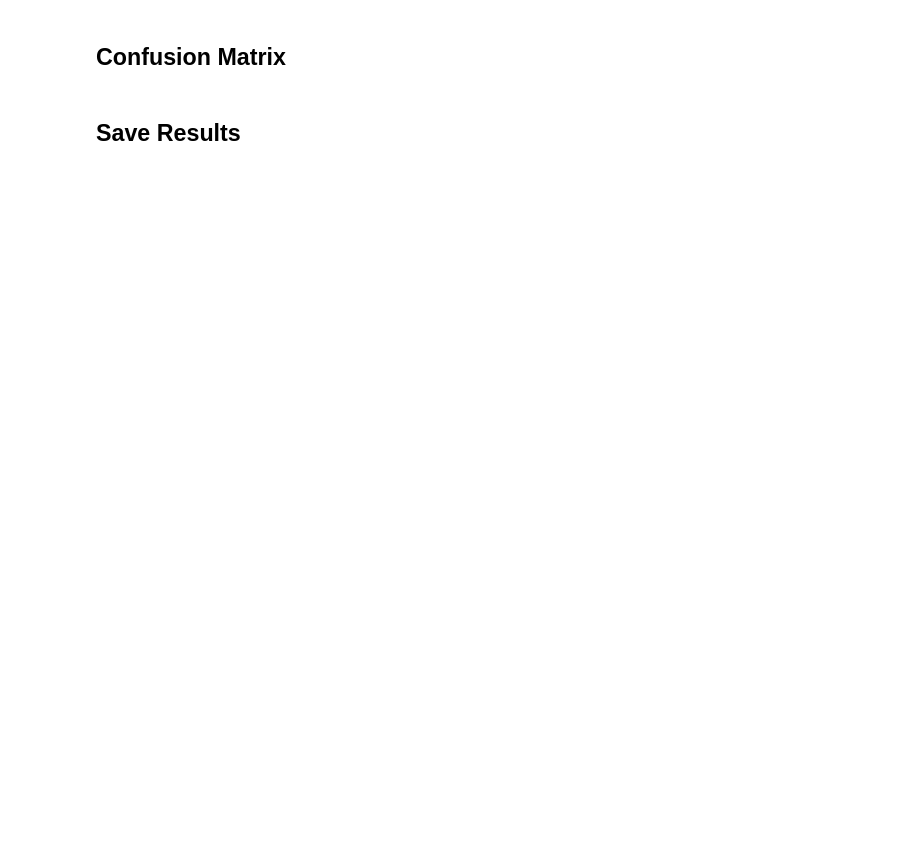
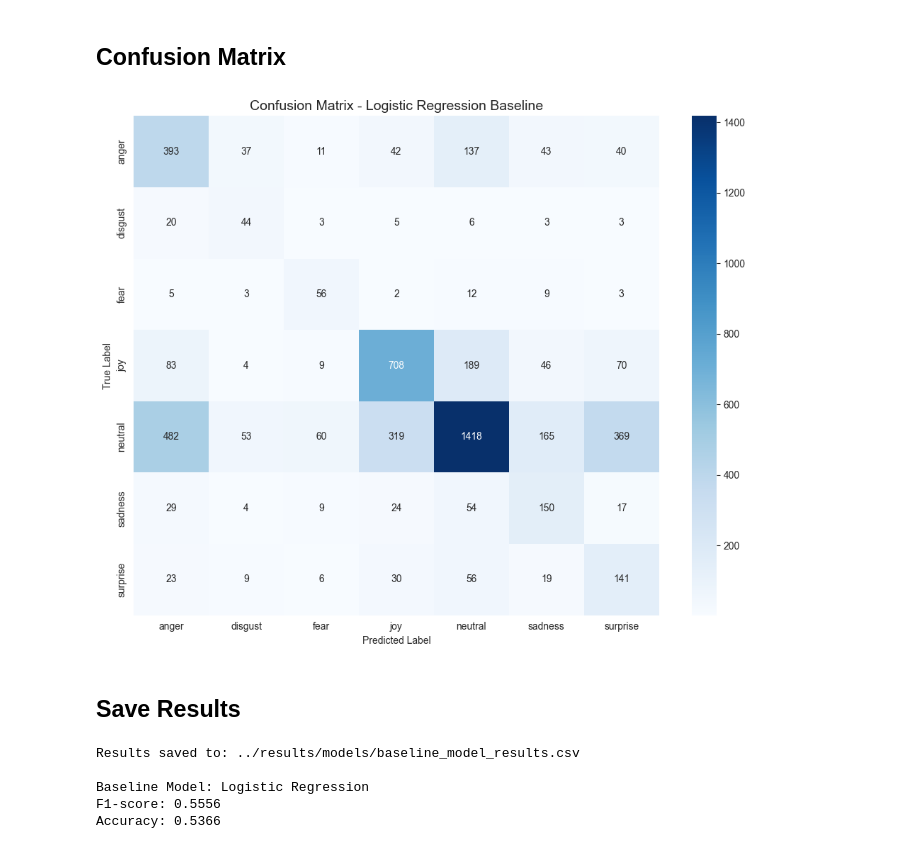
Before and after one commit to manumathewjiss/MoodMirror, a Jupyter notebook: notebooks/03_baseline_models.ipynb, the cells around one changed output. Cells and saved outputs as stored; diff of their text form; code cells hidden in the pictures; blank space fills up the shorter version.

```diff
--- a/notebooks/03_baseline_models.ipynb
+++ b/notebooks/03_baseline_models.ipynb
@@ -155,9 +214,3 @@ plt.show()
 # %%
-best_model_name = results_df.index[0]
-best_model = trained_models[best_model_name]
-
-y_pred = best_model.predict(X_test_tfidf)
-
-print(f"Best Model: {best_model_name}\n")
 print("Classification Report:")
 print(classification_report(y_test, y_pred, target_names=label_encoder.classes_))
@@ -166,21 +234,30 @@ print(classification_report(y_test, y_pred, target_names=label_encoder.classes_)
 # %%
 cm = confusion_matrix(y_test, y_pred)
 
 plt.figure(figsize=(10, 8))
 sns.heatmap(cm, annot=True, fmt='d', cmap='Blues',
             xticklabels=label_encoder.classes_,
             yticklabels=label_encoder.classes_)
-plt.title(f'Confusion Matrix - {best_model_name}', fontsize=14)
+plt.title('Confusion Matrix - Logistic Regression Baseline', fontsize=14)
 plt.ylabel('True Label')
 plt.xlabel('Predicted Label')
 plt.tight_layout()
 plt.savefig('../results/figures/confusion_matrix_baseline.png', dpi=300, bbox_inches='tight')
 plt.show()
+# %% [output]
+[figure, added]
 # %% [markdown]
 ## Save Results
 # %%
-results_df.to_csv('../results/models/baseline_models_results.csv')
+results_df.to_csv('../results/models/baseline_model_results.csv')
 
-print("Results saved to: ../results/models/baseline_models_results.csv")
-print(f"\nBest model: {best_model_name}")
-print(f"Best F1-score: {results_df.loc[best_model_name, 'f1']:.4f}")
+print("Results saved to: ../results/models/baseline_model_results.csv")
+print(f"\nBaseline Model: Logistic Regression")
+print(f"F1-score: {baseline_results['f1']:.4f}")
+print(f"Accuracy: {baseline_results['accuracy']:.4f}")
+# %% [output]
+Results saved to: ../results/models/baseline_model_results.csv
+
+Baseline Model: Logistic Regression
+F1-score: 0.5556
+Accuracy: 0.5366
```
Also changed, not shown: parts of 17 cells of this notebook, 2 other files.
